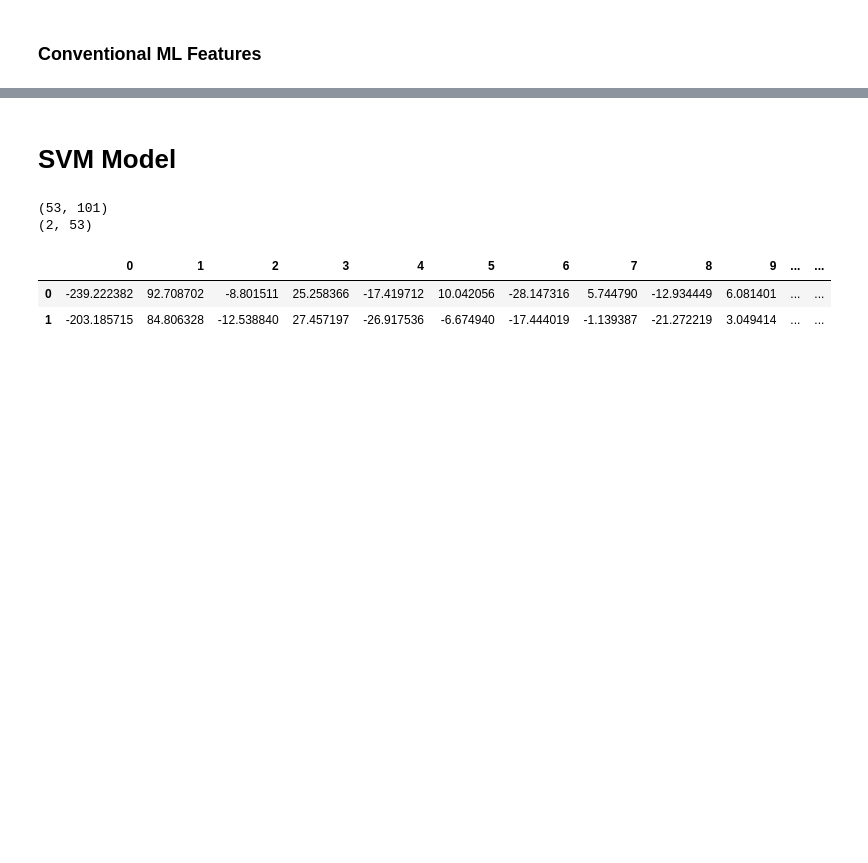
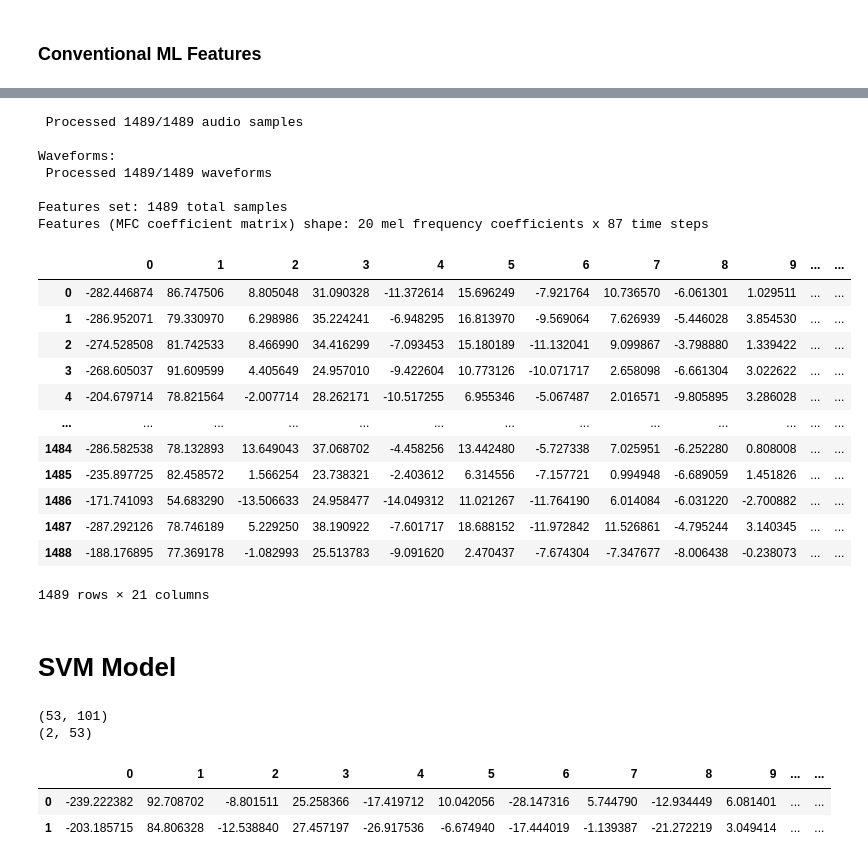
Before and after one commit to satria-ui/TugasAkhir2023, a Jupyter notebook: script/main.ipynb, the cells around one changed output, grey strips where cells are left out. Cells and saved outputs as stored; diff of their text form; code cells hidden in the pictures; blank space fills up the shorter version.

```diff
--- a/script/main.ipynb
+++ b/script/main.ipynb
@@ -204,3 +258,33 @@ X_mfcc
+# %%
+from Code.utils import CremaD
+SAMPLE_RATE = 22050
+NUM_SAMPLE = 22050
+DURATION = 3
+CMD = CremaD(path="./dataset/test/", sample_rate=SAMPLE_RATE, duration=DURATION, num_samples=NUM_SAMPLE)
+
+fitur = CMD.extract_audio_svm()
+fitur
+# %% [output]
+ Processed 1489/1489 audio samples
+
+Waveforms:
+ Processed 1489/1489 waveforms
+
+Features set: 1489 total samples
+Features (MFC coefficient matrix) shape: 20 mel frequency coefficients x 87 time steps
+|  | 0 | 1 | 2 | 3 | 4 | 5 | 6 | 7 | 8 | 9 | ... | ... |
+| 0 | -282.446874 | 86.747506 | 8.805048 | 31.090328 | -11.372614 | 15.696249 | -7.921764 | 10.736570 | -6.061301 | 1.029511 | ... | ... |
+| 1 | -286.952071 | 79.330970 | 6.298986 | 35.224241 | -6.948295 | 16.813970 | -9.569064 | 7.626939 | -5.446028 | 3.854530 | ... | ... |
+| 2 | -274.528508 | 81.742533 | 8.466990 | 34.416299 | -7.093453 | 15.180189 | -11.132041 | 9.099867 | -3.798880 | 1.339422 | ... | ... |
+| 3 | -268.605037 | 91.609599 | 4.405649 | 24.957010 | -9.422604 | 10.773126 | -10.071717 | 2.658098 | -6.661304 | 3.022622 | ... | ... |
+| 4 | -204.679714 | 78.821564 | -2.007714 | 28.262171 | -10.517255 | 6.955346 | -5.067487 | 2.016571 | -9.805895 | 3.286028 | ... | ... |
+| ... | ... | ... | ... | ... | ... | ... | ... | ... | ... | ... | ... | ... |
+| 1484 | -286.582538 | 78.132893 | 13.649043 | 37.068702 | -4.458256 | 13.442480 | -5.727338 | 7.025951 | -6.252280 | 0.808008 | ... | ... |
+| 1485 | -235.897725 | 82.458572 | 1.566254 | 23.738321 | -2.403612 | 6.314556 | -7.157721 | 0.994948 | -6.689059 | 1.451826 | ... | ... |
+| 1486 | -171.741093 | 54.683290 | -13.506633 | 24.958477 | -14.049312 | 11.021267 | -11.764190 | 6.014084 | -6.031220 | -2.700882 | ... | ... |
+| 1487 | -287.292126 | 78.746189 | 5.229250 | 38.190922 | -7.601717 | 18.688152 | -11.972842 | 11.526861 | -4.795244 | 3.140345 | ... | ... |
+| 1488 | -188.176895 | 77.369178 | -1.082993 | 25.513783 | -9.091620 | 2.470437 | -7.674304 | -7.347677 | -8.006438 | -0.238073 | ... | ... |
+1489 rows × 21 columns
 # %% [markdown]
 # SVM Model
 # %%
```
Also changed, not shown: parts of 12 cells of this notebook, 2 other files.
